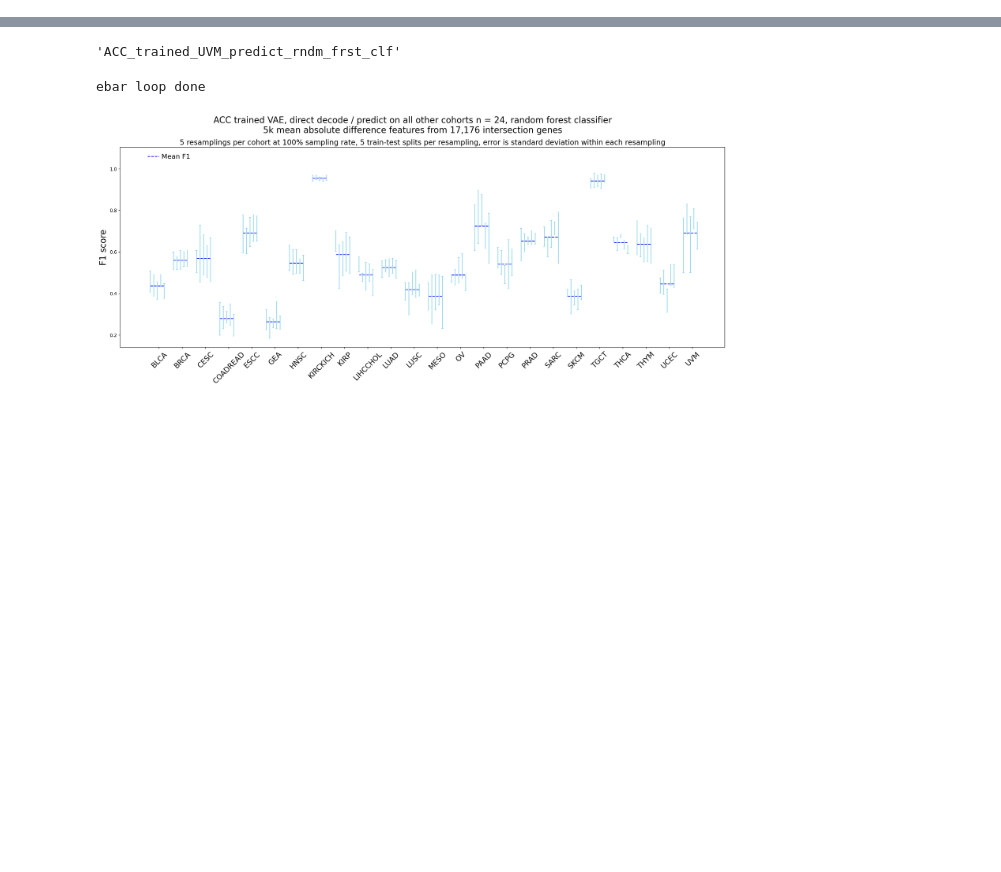
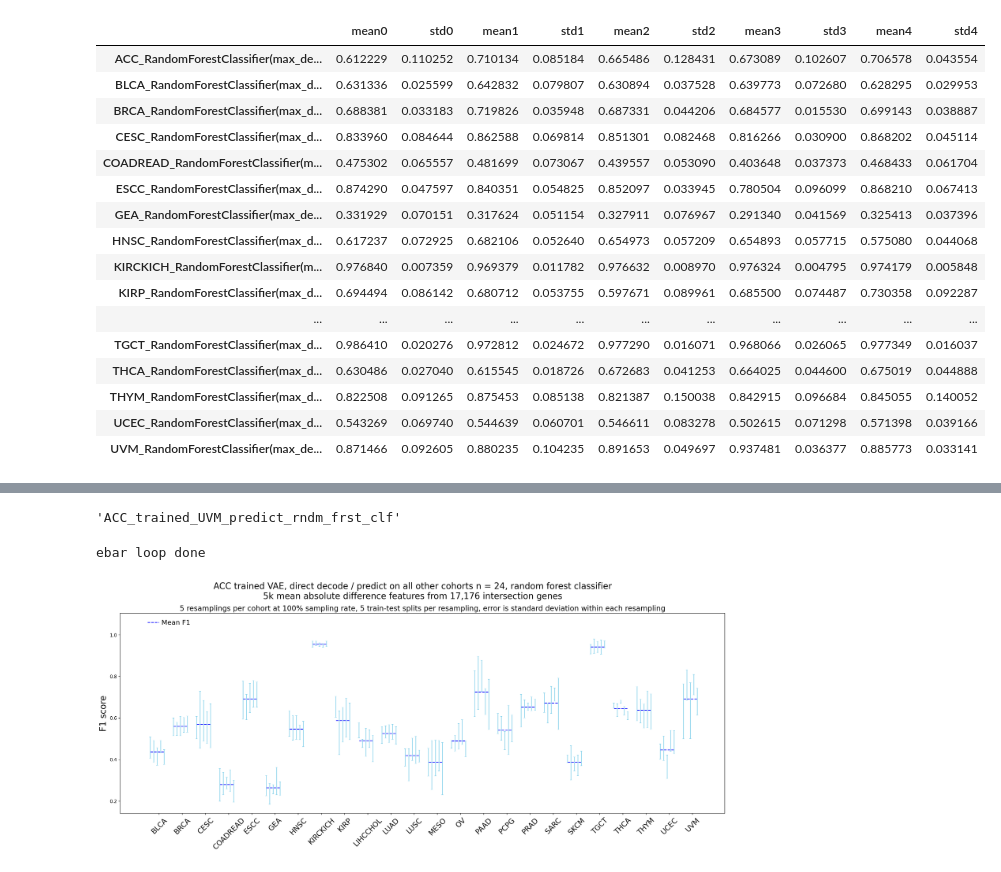
Before and after one commit to briankarlberg/synthetic_TCGA_data_gen, a Jupyter notebook: g_devel/d_train-on-one.ipynb, the cells around one changed output, grey strips where cells are left out. Drawn from its saved outputs; the diff is of its cells as text; code cells hidden in the pictures; blank space fills up the shorter version.

```diff
--- a/g_devel/d_train-on-one.ipynb
+++ b/g_devel/d_train-on-one.ipynb
@@ -60,0 +46,24 @@ F1_paths = [
+# %%
+RF_org_path = 'original_stacked_F1s/RF_org_stacked_MAD_5k_F1s_5_resamps_5_tt-splits_v16.tsv'
+# %%
+RF_org = pd.read_csv(RF_org_path, sep = '\t', index_col = 0)
+# %%
+RF_org
+# %% [output]
+|  | mean0 | std0 | mean1 | std1 | mean2 | std2 | mean3 | std3 | mean4 | std4 |
+| ACC_RandomForestClassifier(max_de... | 0.612229 | 0.110252 | 0.710134 | 0.085184 | 0.665486 | 0.128431 | 0.673089 | 0.102607 | 0.706578 | 0.043554 |
+| BLCA_RandomForestClassifier(max_d... | 0.631336 | 0.025599 | 0.642832 | 0.079807 | 0.630894 | 0.037528 | 0.639773 | 0.072680 | 0.628295 | 0.029953 |
+| BRCA_RandomForestClassifier(max_d... | 0.688381 | 0.033183 | 0.719826 | 0.035948 | 0.687331 | 0.044206 | 0.684577 | 0.015530 | 0.699143 | 0.038887 |
+| CESC_RandomForestClassifier(max_d... | 0.833960 | 0.084644 | 0.862588 | 0.069814 | 0.851301 | 0.082468 | 0.816266 | 0.030900 | 0.868202 | 0.045114 |
+| COADREAD_RandomForestClassifier(m... | 0.475302 | 0.065557 | 0.481699 | 0.073067 | 0.439557 | 0.053090 | 0.403648 | 0.037373 | 0.468433 | 0.061704 |
+| ESCC_RandomForestClassifier(max_d... | 0.874290 | 0.047597 | 0.840351 | 0.054825 | 0.852097 | 0.033945 | 0.780504 | 0.096099 | 0.868210 | 0.067413 |
+| GEA_RandomForestClassifier(max_de... | 0.331929 | 0.070151 | 0.317624 | 0.051154 | 0.327911 | 0.076967 | 0.291340 | 0.041569 | 0.325413 | 0.037396 |
+| HNSC_RandomForestClassifier(max_d... | 0.617237 | 0.072925 | 0.682106 | 0.052640 | 0.654973 | 0.057209 | 0.654893 | 0.057715 | 0.575080 | 0.044068 |
+| KIRCKICH_RandomForestClassifier(m... | 0.976840 | 0.007359 | 0.969379 | 0.011782 | 0.976632 | 0.008970 | 0.976324 | 0.004795 | 0.974179 | 0.005848 |
+| KIRP_RandomForestClassifier(max_d... | 0.694494 | 0.086142 | 0.680712 | 0.053755 | 0.597671 | 0.089961 | 0.685500 | 0.074487 | 0.730358 | 0.092287 |
+| ... | ... | ... | ... | ... | ... | ... | ... | ... | ... | ... |
+| TGCT_RandomForestClassifier(max_d... | 0.986410 | 0.020276 | 0.972812 | 0.024672 | 0.977290 | 0.016071 | 0.968066 | 0.026065 | 0.977349 | 0.016037 |
+| THCA_RandomForestClassifier(max_d... | 0.630486 | 0.027040 | 0.615545 | 0.018726 | 0.672683 | 0.041253 | 0.664025 | 0.044600 | 0.675019 | 0.044888 |
+| THYM_RandomForestClassifier(max_d... | 0.822508 | 0.091265 | 0.875453 | 0.085138 | 0.821387 | 0.150038 | 0.842915 | 0.096684 | 0.845055 | 0.140052 |
+| UCEC_RandomForestClassifier(max_d... | 0.543269 | 0.069740 | 0.544639 | 0.060701 | 0.546611 | 0.083278 | 0.502615 | 0.071298 | 0.571398 | 0.039166 |
+| UVM_RandomForestClassifier(max_de... | 0.871466 | 0.092605 | 0.880235 | 0.104235 | 0.891653 | 0.049697 | 0.937481 | 0.036377 | 0.885773 | 0.033141 |
```
Also changed, not shown: parts of 15 cells of this notebook, 5 other files.
